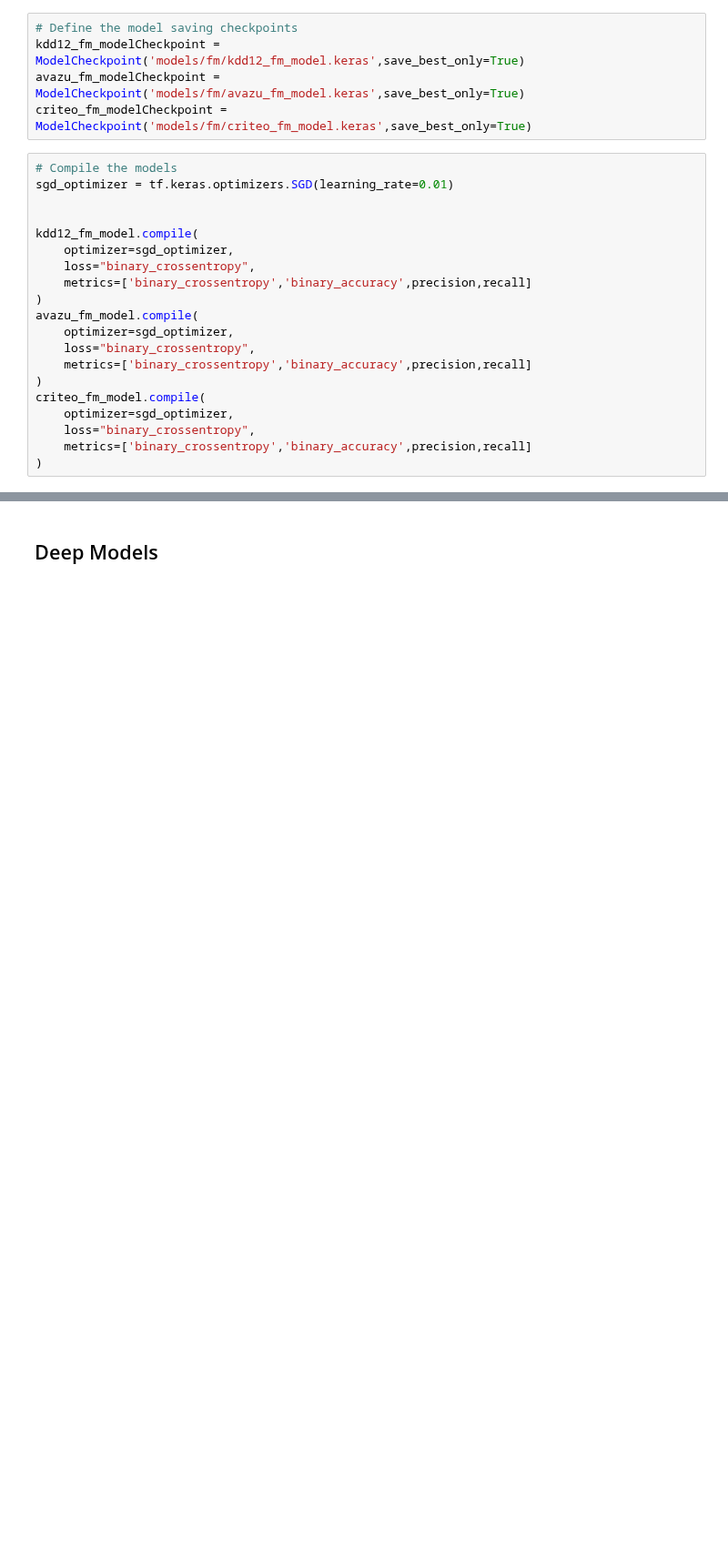
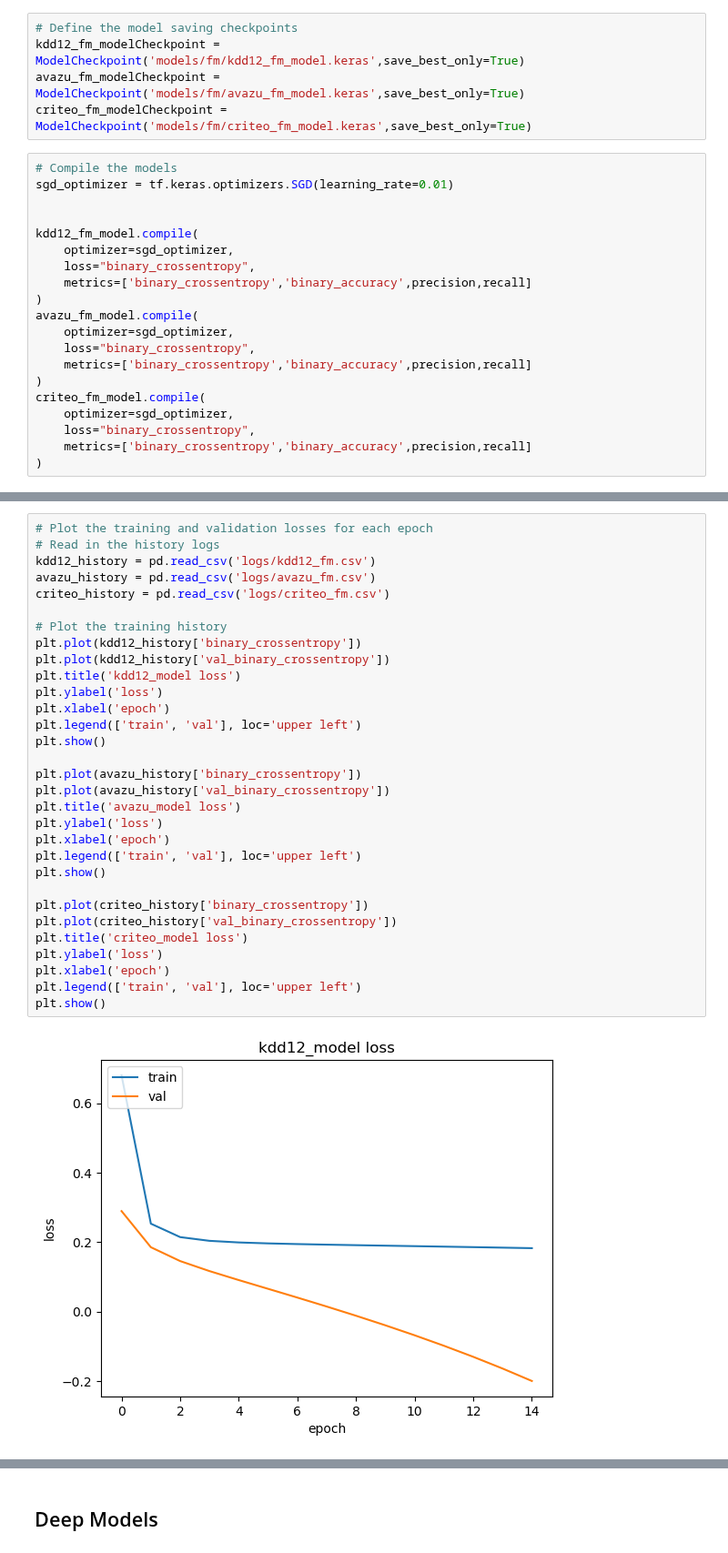
Before and after one commit to martinbatek/drl-ad-personalization, a Jupyter notebook: first_draft_notebook.ipynb, the cells around one changed output, grey strips where cells are left out. Shown at 91% size. Drawn from its saved outputs; the diff is of its cells as text; blank space fills up the shorter version.

Commit message:
Completed fm training

```diff
--- a/first_draft_notebook.ipynb
+++ b/first_draft_notebook.ipynb
@@ -972,0 +1022,33 @@ criteo_fm_model.compile(
+# %%
+# Plot the training and validation losses for each epoch
+# Read in the history logs
+kdd12_history = pd.read_csv('logs/kdd12_fm.csv')
+avazu_history = pd.read_csv('logs/avazu_fm.csv')
+criteo_history = pd.read_csv('logs/criteo_fm.csv')
+
+# Plot the training history
+plt.plot(kdd12_history['binary_crossentropy'])
+plt.plot(kdd12_history['val_binary_crossentropy'])
+plt.title('kdd12_model loss')
+plt.ylabel('loss')
+plt.xlabel('epoch')
+plt.legend(['train', 'val'], loc='upper left')
+plt.show()
+
+plt.plot(avazu_history['binary_crossentropy'])
+plt.plot(avazu_history['val_binary_crossentropy'])
+plt.title('avazu_model loss')
+plt.ylabel('loss')
+plt.xlabel('epoch')
+plt.legend(['train', 'val'], loc='upper left')
+plt.show()
+
+plt.plot(criteo_history['binary_crossentropy'])
+plt.plot(criteo_history['val_binary_crossentropy'])
+plt.title('criteo_model loss')
+plt.ylabel('loss')
+plt.xlabel('epoch')
+plt.legend(['train', 'val'], loc='upper left')
+plt.show()
+# %% [output]
+[figure, added]
```
Also changed, not shown: parts of 21 cells of this notebook, 12 other files.
